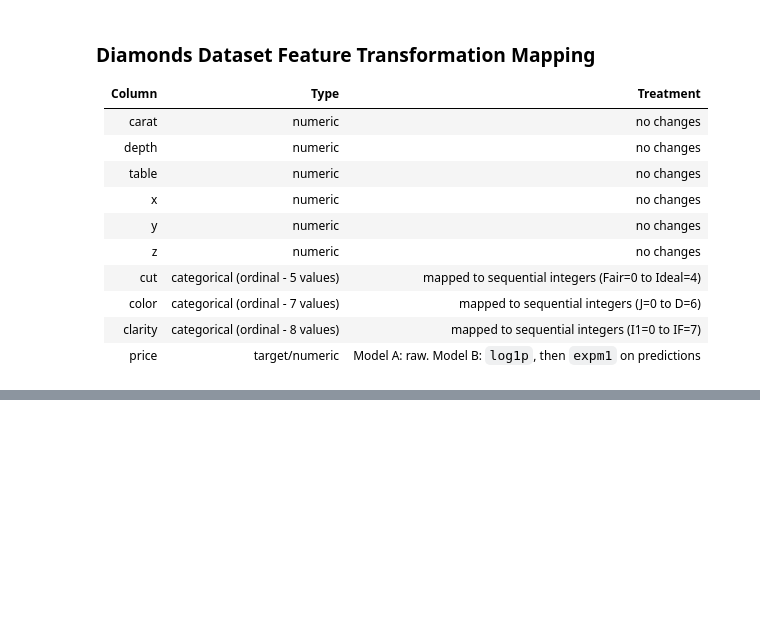
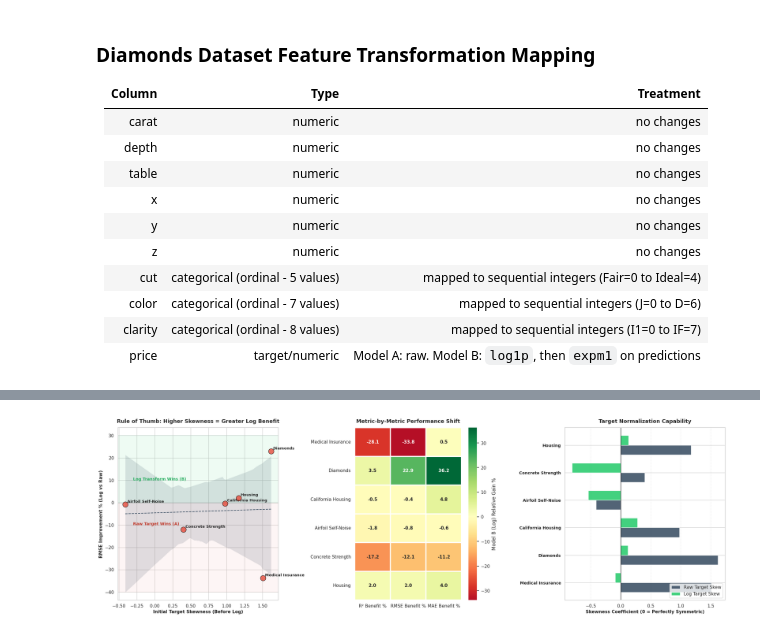
Before and after one commit to abheetsharma09/ml-dl-from-scratch, a Jupyter notebook: Experiments/log_target_study/notebooks/experimental_1.ipynb, the cells around one changed output, grey strips where cells are left out. Drawn from its saved outputs; the diff is of its cells as text; code cells hidden in the pictures; blank space fills up the shorter version.

```diff
--- a/Experiments/log_target_study/notebooks/experimental_1.ipynb
+++ b/Experiments/log_target_study/notebooks/experimental_1.ipynb
@@ -459,0 +1177,88 @@ drawGraph_B_A(diamonds['price'] , "histplot_med-Insurance_DS_target")
+# %%
+import matplotlib.pyplot as plt
+import numpy as np
+import pandas as pd
+import seaborn as sns
+
+# Set stylistic aesthetics for a premium look
+sns.set_theme(style="whitegrid")
+plt.rcParams["font.family"] = "sans-serif"
+plt.rcParams["font.sans-serif"] = ["DejaVu Sans", "Arial", "liberation sans"]
+
+# Prepare complete metrics dataset
+data_metrics = {
+    'Dataset': [
+        'Medical Insurance', 'Diamonds', 'California Housing',
+        'Airfoil Self-Noise', 'Concrete Strength', 'Housing'
+    ],
+    'Skewness': [1.51, 1.62, 0.98, -0.41, 0.40, 1.17],
+    'Skewness_After': [-0.09, 0.12, 0.28, -0.54, -0.81, 0.13],
+    'RMSE_A': [6066, 1114, 0.713, 4.837, 10.225, 1089414],
+    'RMSE_B': [8117, 859, 0.716, 4.877, 11.459, 1067223],
+    'MAE_A': [4204, 715, 0.522, 3.746, 8.124, 798663],
+    'MAE_B': [4182, 456, 0.497, 3.769, 9.031, 766818],
+    'R2_A': [0.741, 0.921, 0.618, 0.497, 0.598, 0.652],
+    'R2_B': [0.533, 0.953, 0.615, 0.488, 0.495, 0.665]
+}
+
+df = pd.DataFrame(data_metrics)
+
+# Calculate relative improvement percentages (Positive = B is better, Negative = A is better)
+df['RMSE_Improvement_%'] = ((df['RMSE_A'] - df['RMSE_B']) / df['RMSE_A']) * 100
+df['MAE_Improvement_%'] = ((df['MAE_A'] - df['MAE_B']) / df['MAE_A']) * 100
+df['R2_Improvement_%'] = ((df['R2_B'] - df['R2_A']) / df['R2_A']) * 100
+
+# Setup beautiful multi-panel figure
+fig, axes = plt.subplots(1, 3, figsize=(22, 7.5), gridspec_kw={'width_ratios': [1.2, 1, 1.2]})
+
+
+# --- Panel 1: The Core Pattern (Skewness vs Error Reduction) ---
+sns.regplot(
+    x='Skewness', y='RMSE_Improvement_%', data=df, ax=axes[0],
+    scatter_kws={'s': 180, 'color': '#e74c3c', 'edgecolors': 'black', 'zorder': 5},
+    line_kws={'color': '#34495e', 'linestyle': '--', 'linewidth': 1.5}
+)
+axes[0].axhline(0, color='#7f8c8d', linestyle='-', linewidth=1, alpha=0.5)
+axes[0].set_title('Rule of Thumb: Higher Skewness = Greater Log Benefit', fontsize=13, fontweight='bold', pad=12)
+axes[0].set_xlabel('Initial Target Skewness (Before Log)', fontsize=11, fontweight='semibold')
+axes[0].set_ylabel('RMSE Improvement % (Log vs Raw)', fontsize=11, fontweight='semibold')
+
+for idx, row in df.iterrows():
+    axes[0].annotate(row['Dataset'], (row['Skewness'], row['RMSE_Improvement_%']), xytext=(5, 5), textcoords='offset points', fontsize=9.5, fontweight='semibold')
+
+# Add visual background zones
+axes[0].axhspan(0, 30, color='#2ecc71', alpha=0.08, zorder=1)
+axes[0].axhspan(-40, 0, color='#e74c3c', alpha=0.05, zorder=1)
+axes[0].text(-0.3, 10, "Log Transform Wins (B)", color='#27ae60', fontsize=10, weight='bold')
+axes[0].text(-0.3, -10, "Raw Target Wins (A)", color='#c0392b', fontsize=10, weight='bold')
+
+# --- Panel 2: Multi-Metric Heatmap (Comprehensive Dataset Outcomes) ---
+heatmap_data = df.set_index('Dataset')[['R2_Improvement_%', 'RMSE_Improvement_%', 'MAE_Improvement_%']]
+heatmap_data.columns = ['R² Benefit %', 'RMSE Benefit %', 'MAE Benefit %']
+
+sns.heatmap(
+    heatmap_data, annot=True, fmt=".1f", cmap='RdYlGn', center=0,
+    cbar_kws={'label': 'Model B (Log) Relative Gain %'}, ax=axes[1], annot_kws={'size': 11, 'weight': 'bold'}, linewidths=1.5, linecolor='white'
+)
+axes[1].set_title('Metric-by-Metric Performance Shift', fontsize=13, fontweight='bold', pad=12)
+axes[1].set_xlabel('')
+axes[1].set_ylabel('')
+
+# --- Panel 3: Skewness Correction Balance (Before vs After) ---
+x_idx = np.arange(len(df['Dataset']))
+bar_width = 0.35
+
+axes[2].barh(x_idx - bar_width/2, df['Skewness'], bar_width, label='Raw Target Skew', color='#34495e', alpha=0.85)
+axes[2].barh(x_idx + bar_width/2, df['Skewness_After'], bar_width, label='Log Target Skew', color='#2ecc71', alpha=0.9)
+axes[2].axvline(0, color='black', linewidth=1, linestyle='-')
+axes[2].set_yticks(x_idx)
+axes[2].set_yticklabels(df['Dataset'], fontsize=10, fontweight='semibold')
+axes[2].set_title('Target Normalization Capability', fontsize=13, fontweight='bold', pad=12)
+axes[2].set_xlabel('Skewness Coefficient (0 = Perfectly Symmetric)', fontsize=11, fontweight='semibold')
+axes[2].legend(loc='lower right')
+axes[2].grid(True, axis='x', linestyle=':', alpha=0.6)
+
+plt.tight_layout(rect=[0, 0, 1, 0.95])
+plt.show()
+# %% [output]
+[figure, added]
```
Also changed, not shown: parts of 9 cells of this notebook.
